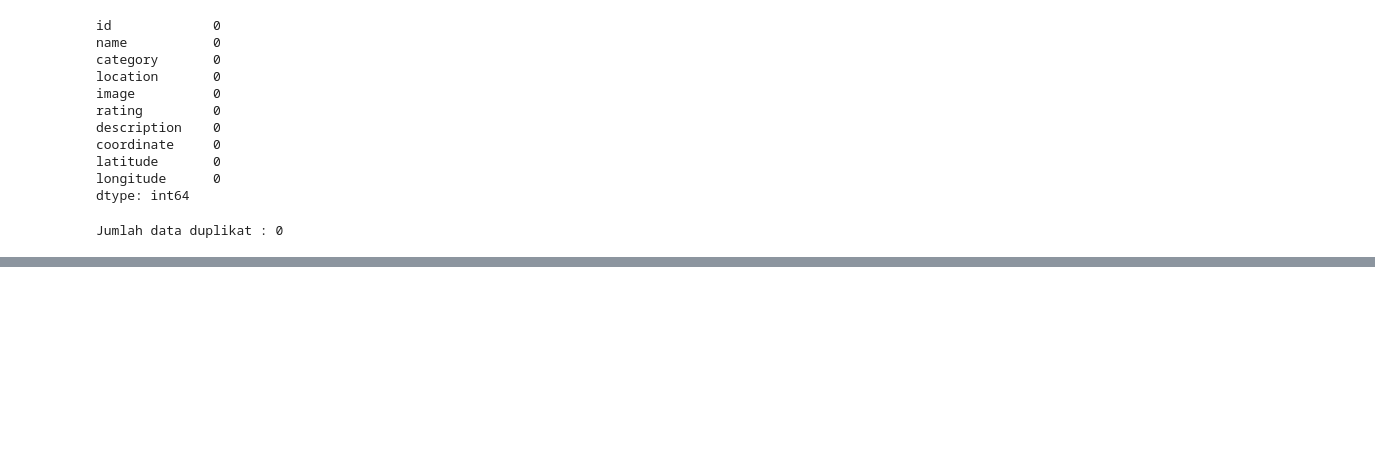
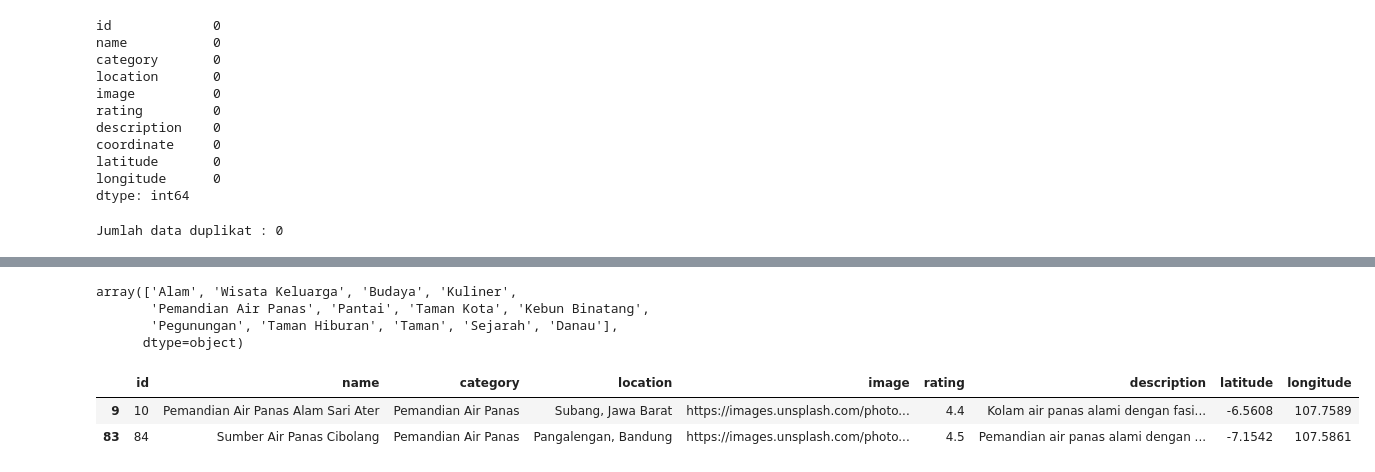
Before and after one commit to CultureConnect-team/CultureConnect-ml, a Jupyter notebook: CBF_System.ipynb, the cells around one changed output, grey strips where cells are left out. Cells and saved outputs as stored; diff of their text form; code cells hidden in the pictures; blank space fills up the shorter version.

```diff
--- a/CBF_System.ipynb
+++ b/CBF_System.ipynb
@@ -89,0 +98,13 @@ wisata.loc[wisata["category"] == "Taman Botani", "category"] = "Taman"
+# %%
+wisata["category"].unique()
+# %% [output]
+array(['Alam', 'Wisata Keluarga', 'Budaya', 'Kuliner',
+       'Pemandian Air Panas', 'Pantai', 'Taman Kota', 'Kebun Binatang',
+       'Pegunungan', 'Taman Hiburan', 'Taman', 'Sejarah', 'Danau'],
+      dtype=object)
+# %%
+wisata[wisata["category"] == "Pemandian Air Panas"]
+# %% [output]
+|  | id | name | category | location | image | rating | description | latitude | longitude |
+| 9 | 10 | Pemandian Air Panas Alam Sari Ater | Pemandian Air Panas | Subang, Jawa Barat | https://images.unsplash.com/photo... | 4.4 | Kolam air panas alami dengan fasi... | -6.5608 | 107.7589 |
+| 83 | 84 | Sumber Air Panas Cibolang | Pemandian Air Panas | Pangalengan, Bandung | https://images.unsplash.com/photo... | 4.5 | Pemandian air panas alami dengan ... | -7.1542 | 107.5861 |
```
Also changed, not shown: parts of 22 cells of this notebook, 2 other files.
